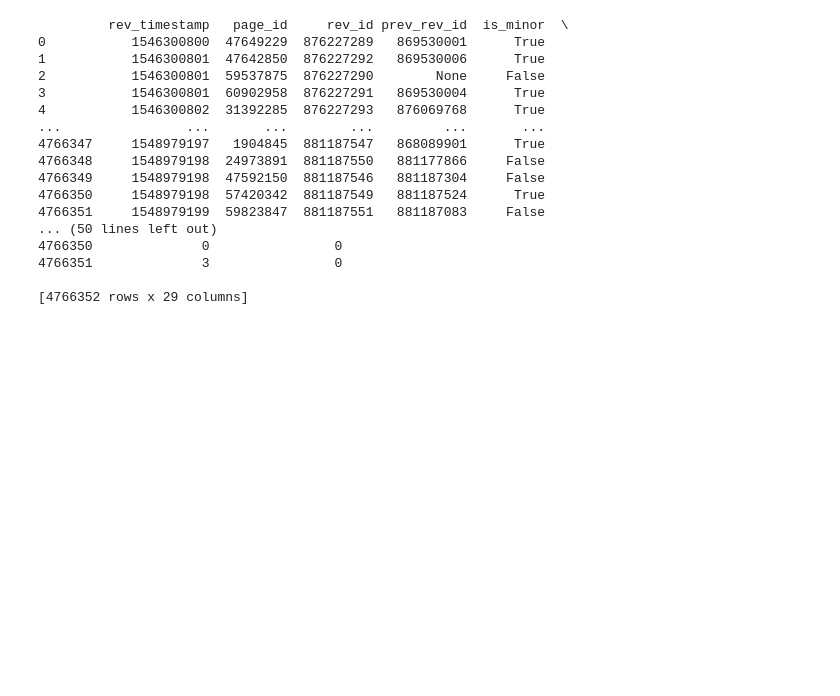
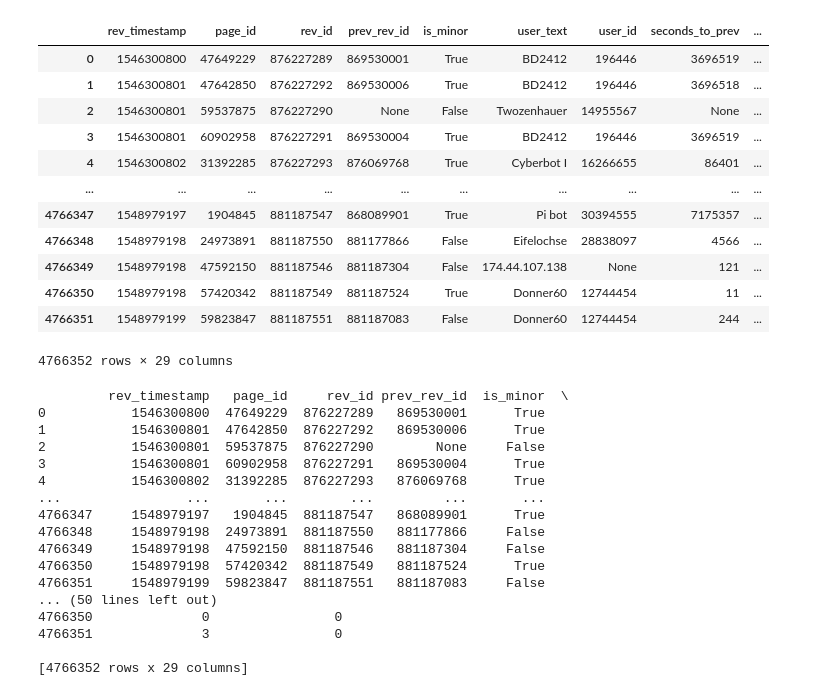
Before and after one commit to levon003/wiki-ores-feedback, a Jupyter notebook: reu2021/analysis_abby.ipynb, the cells around one changed output. Saved outputs shown, nothing was run; the diff lists cells and outputs as text; code cells hidden in the pictures; blank space fills up the shorter version.

```diff
--- a/reu2021/analysis_abby.ipynb
+++ b/reu2021/analysis_abby.ipynb
@@ -13,6 +13,22 @@ from datetime import datetime
 import pytz
 # %%
 df = pd.read_csv('revs_scored_jan.tsv', sep='\t', header=0)
+# %%
+df
+# %% [output]
+|  | rev_timestamp | page_id | rev_id | prev_rev_id | is_minor | user_text | user_id | seconds_to_prev | ... |
+| 0 | 1546300800 | 47649229 | 876227289 | 869530001 | True | BD2412 | 196446 | 3696519 | ... |
+| 1 | 1546300801 | 47642850 | 876227292 | 869530006 | True | BD2412 | 196446 | 3696518 | ... |
+| 2 | 1546300801 | 59537875 | 876227290 | None | False | Twozenhauer | 14955567 | None | ... |
+| 3 | 1546300801 | 60902958 | 876227291 | 869530004 | True | BD2412 | 196446 | 3696519 | ... |
+| 4 | 1546300802 | 31392285 | 876227293 | 876069768 | True | Cyberbot I | 16266655 | 86401 | ... |
+| ... | ... | ... | ... | ... | ... | ... | ... | ... | ... |
+| 4766347 | 1548979197 | 1904845 | 881187547 | 868089901 | True | Pi bot | 30394555 | 7175357 | ... |
+| 4766348 | 1548979198 | 24973891 | 881187550 | 881177866 | False | Eifelochse | 28838097 | 4566 | ... |
+| 4766349 | 1548979198 | 47592150 | 881187546 | 881187304 | False | 174.44.107.138 | None | 121 | ... |
+| 4766350 | 1548979198 | 57420342 | 881187549 | 881187524 | True | Donner60 | 12744454 | 11 | ... |
+| 4766351 | 1548979199 | 59823847 | 881187551 | 881187083 | False | Donner60 | 12744454 | 244 | ... |
+4766352 rows × 29 columns
 # %%
 print(df)
 # %% [output]
```
Also changed, not shown: parts of 6 cells of this notebook.
